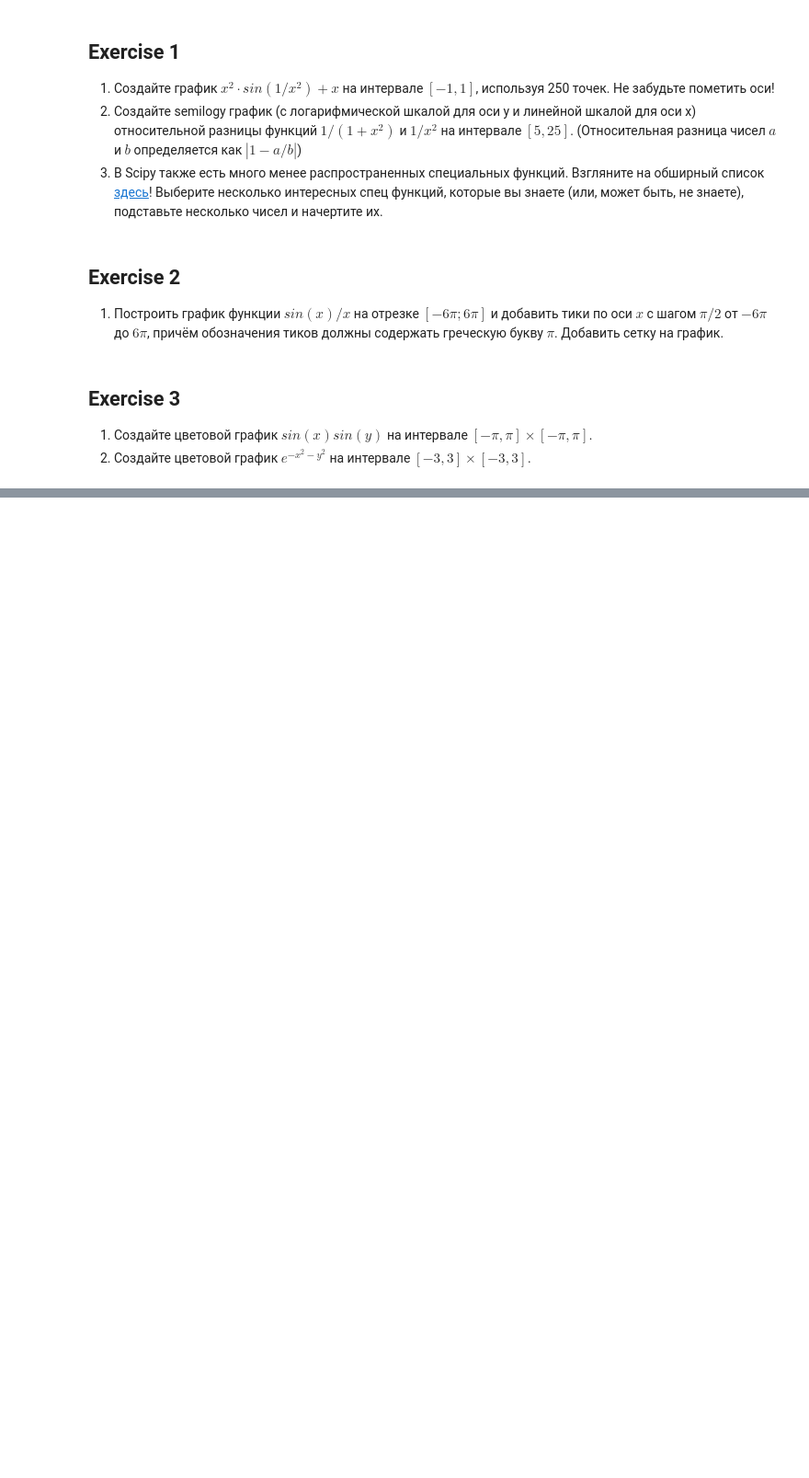
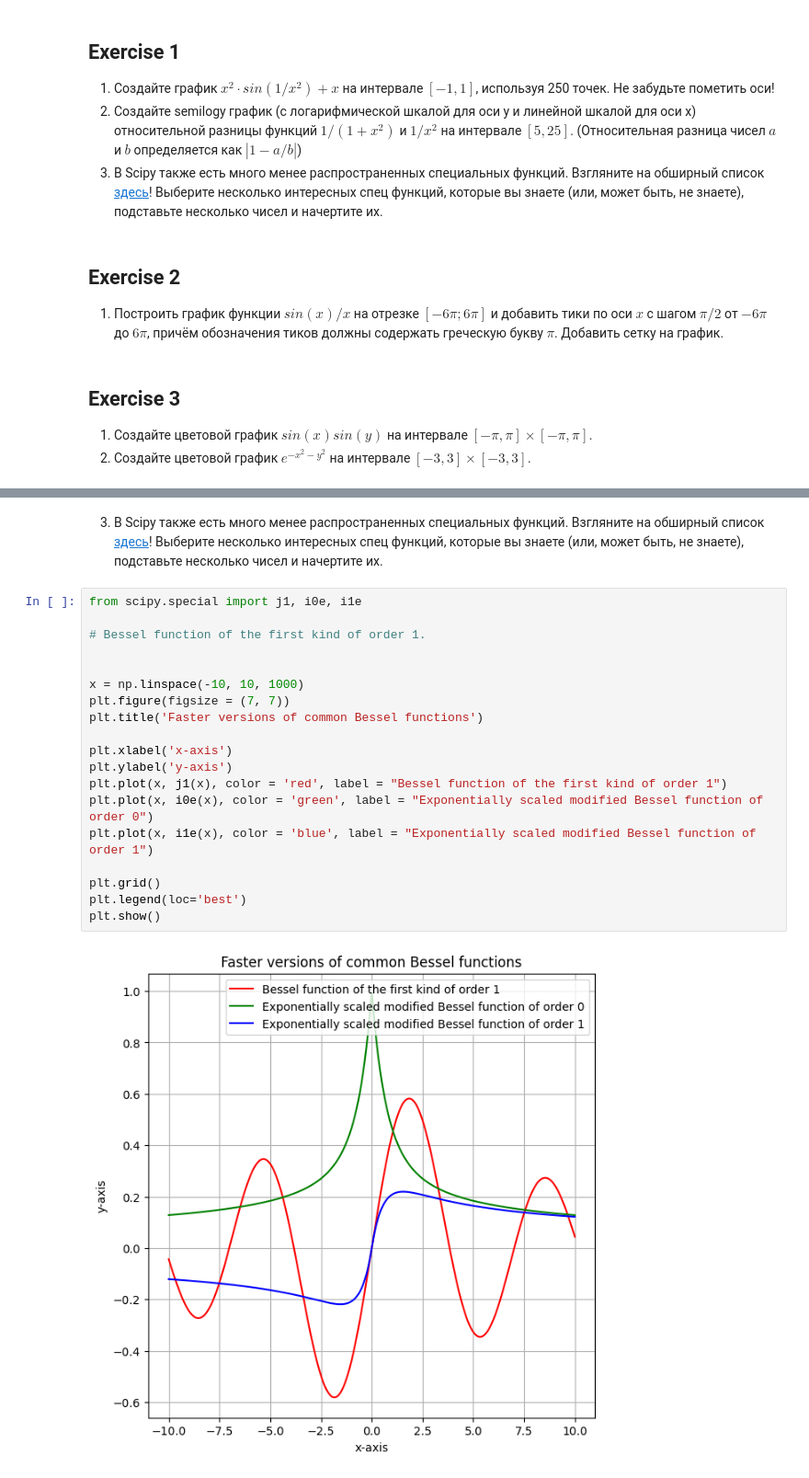
Before and after one commit to sergeiperel/Spring2023Python, a Jupyter notebook: homework05/matplotlib_exercises/5.2 задание по matplotlib.ipynb, the cells around one changed output, grey strips where cells are left out. Shown: that part at 92% size. Saved outputs shown, nothing was run; the diff lists cells and outputs as text; blank space fills up the shorter version.

```diff
--- a/homework05/matplotlib_exercises/5.2 задание по matplotlib.ipynb
+++ b/homework05/matplotlib_exercises/5.2 задание по matplotlib.ipynb
@@ -12,0 +48,23 @@
+# %% [markdown]
+3. В Scipy также есть много менее распространенных специальных функций. Взгляните на обширный список <a href=https://docs.scipy.org/doc/scipy/reference/special.html> здесь</a>! Выберите несколько интересных спец функций, которые вы знаете (или, может быть, не знаете), подставьте несколько чисел и начертите их.
+# %%
+from scipy.special import j1, i0e, i1e
+
+# Bessel function of the first kind of order 1.
+
+
+x = np.linspace(-10, 10, 1000)
+plt.figure(figsize = (7, 7))
+plt.title('Faster versions of common Bessel functions')
+
+plt.xlabel('x-axis')
+plt.ylabel('y-axis')
+plt.plot(x, j1(x), color = 'red', label = "Bessel function of the first kind of order 1")
+plt.plot(x, i0e(x), color = 'green', label = "Exponentially scaled modified Bessel function of order 0")
+plt.plot(x, i1e(x), color = 'blue', label = "Exponentially scaled modified Bessel function of order 1")
+
+plt.grid()
+plt.legend(loc='best')
+plt.show()
+# %% [output]
+[figure, added]
```
Also changed, not shown: parts of 12 cells of this notebook, 1 other file.
